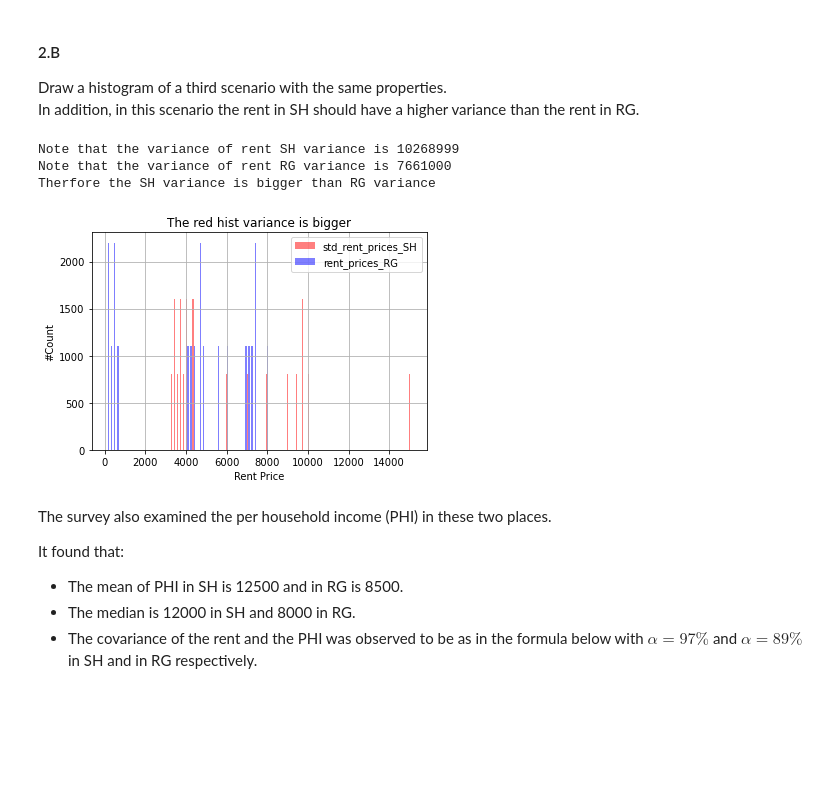
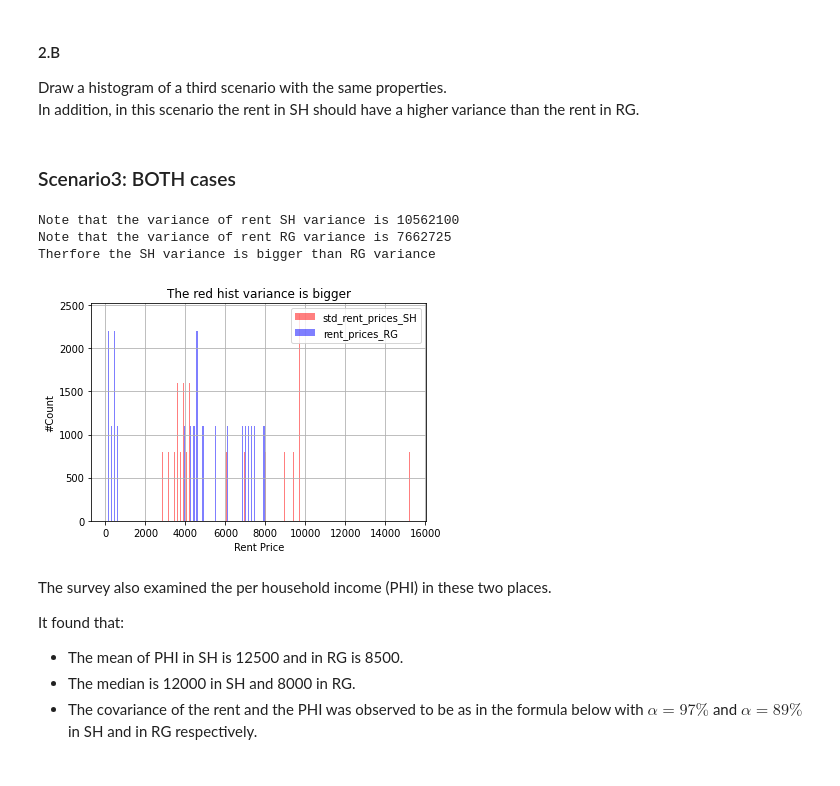
Before and after one commit to RoyR-IDC/StatisticsAndDataAnalysis, a Jupyter notebook: HW1.ipynb, the cells around one changed output. Saved outputs shown, nothing was run; the diff lists cells and outputs as text; code cells hidden in the pictures; blank space fills up the shorter version.

```diff
--- a/HW1.ipynb
+++ b/HW1.ipynb
@@ -262,30 +329,36 @@ Interquartile Range (IQR) of rent_prices_RG is 6350
 #### 2.B
 Draw a histogram of a third scenario with the same properties. <br>
 In addition, in this scenario the rent in SH should have a higher variance than the rent in RG.
+# %% [markdown]
+### Scenario3: BOTH cases
 # %%
+rent_prices_SH = [2900,3200,3500,3600,3700,3800,3900,4000,4100,4300,
+                  4300,6000,7000,8000,9000,9500,9700,9800,9800,15300] * int(population_SH / 20)
+rent_prices_RG = [50 , 200, 300, 400,500,600,4000,4200,4400,4600,
+                  4600,4800,5500,6000,6900,7000,7200,7300,7400,7950] * int(population_RG / 20)
 #
 plt.hist([rent_prices_SH,rent_prices_RG], color=['r','b'],label = ['std_rent_prices_SH','rent_prices_RG'] ,alpha=0.5, bins = bins_size)
 plt.grid()
 plt.title('The red hist variance is bigger')
 plt.xlabel('Rent Price')
 plt.ylabel('#Count')
 plt.legend()
 
 std_rent_prices_RG = np.std(rent_prices_RG)
 std_rent_prices_SH = np.std(rent_prices_SH)
 var_rent_prices_SH = std_rent_prices_SH**2
 var_rent_prices_RG= std_rent_prices_RG**2
 
 string = 'Note that the variance of rent SH variance is ' + str(int(var_rent_prices_SH)) + '\n'
 string += 'Note that the variance of rent RG variance is ' + str(int(var_rent_prices_RG))+ '\n'
 string += 'Therfore the SH variance is bigger than RG variance'
 
 print(string)
 # %% [output]
-Note that the variance of rent SH variance is 10268999
-Note that the variance of rent RG variance is 7661000
+Note that the variance of rent SH variance is 10562100
+Note that the variance of rent RG variance is 7662725
 Therfore the SH variance is bigger than RG variance
-[figure, old version]
+[figure, new version]
 # %% [markdown]
 The survey also examined the per household income (PHI) in these two places.<br>
 
```
Also changed, not shown: parts of 42 cells of this notebook.
